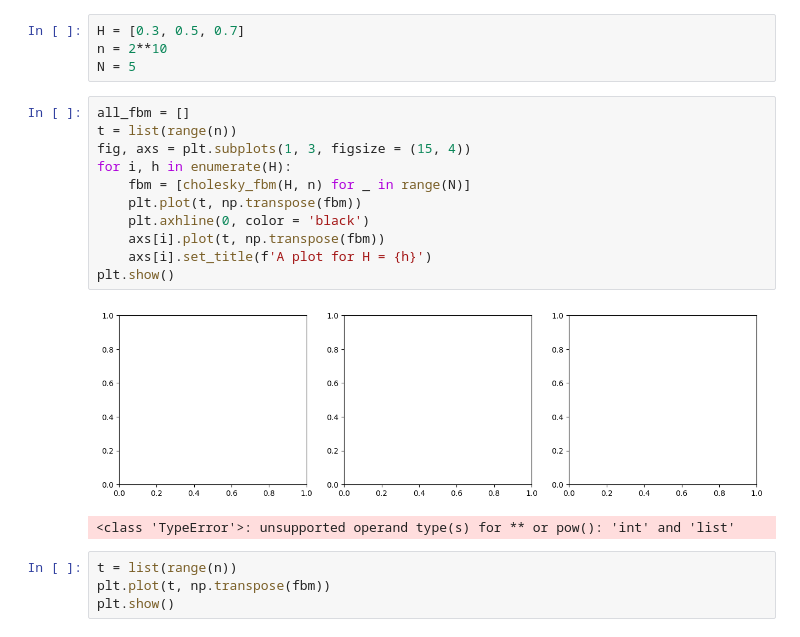
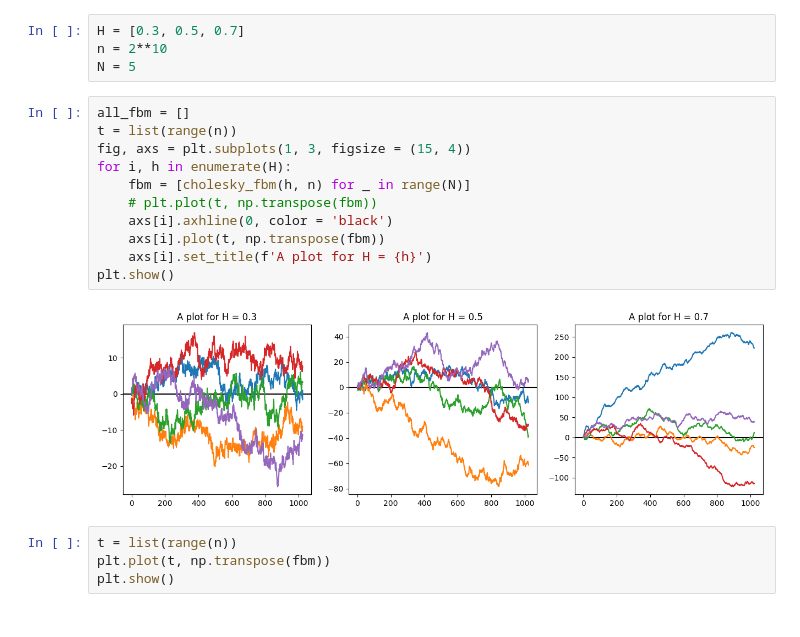
Before and after one commit to KohutMaria/CSOSP, a Jupyter notebook: CSOSP_9.ipynb, the cells around one changed output. Saved outputs shown, nothing was run; the diff lists cells and outputs as text.

```diff
--- a/CSOSP_9.ipynb
+++ b/CSOSP_9.ipynb
@@ -23,17 +23,16 @@ N = 5
 # %%
 all_fbm = []
 t = list(range(n))
 fig, axs = plt.subplots(1, 3, figsize = (15, 4))
 for i, h in enumerate(H):
-    fbm = [cholesky_fbm(H, n) for _ in range(N)]
-    plt.plot(t, np.transpose(fbm))
-    plt.axhline(0, color = 'black')
+    fbm = [cholesky_fbm(h, n) for _ in range(N)]
+    # plt.plot(t, np.transpose(fbm))
+    axs[i].axhline(0, color = 'black')
     axs[i].plot(t, np.transpose(fbm))
     axs[i].set_title(f'A plot for H = {h}')
 plt.show()
 # %% [output]
-[figure, old version]
+[figure, new version]
-<class 'TypeError'>: unsupported operand type(s) for ** or pow(): 'int' and 'list'
 # %%
 t = list(range(n))
 plt.plot(t, np.transpose(fbm))
```
